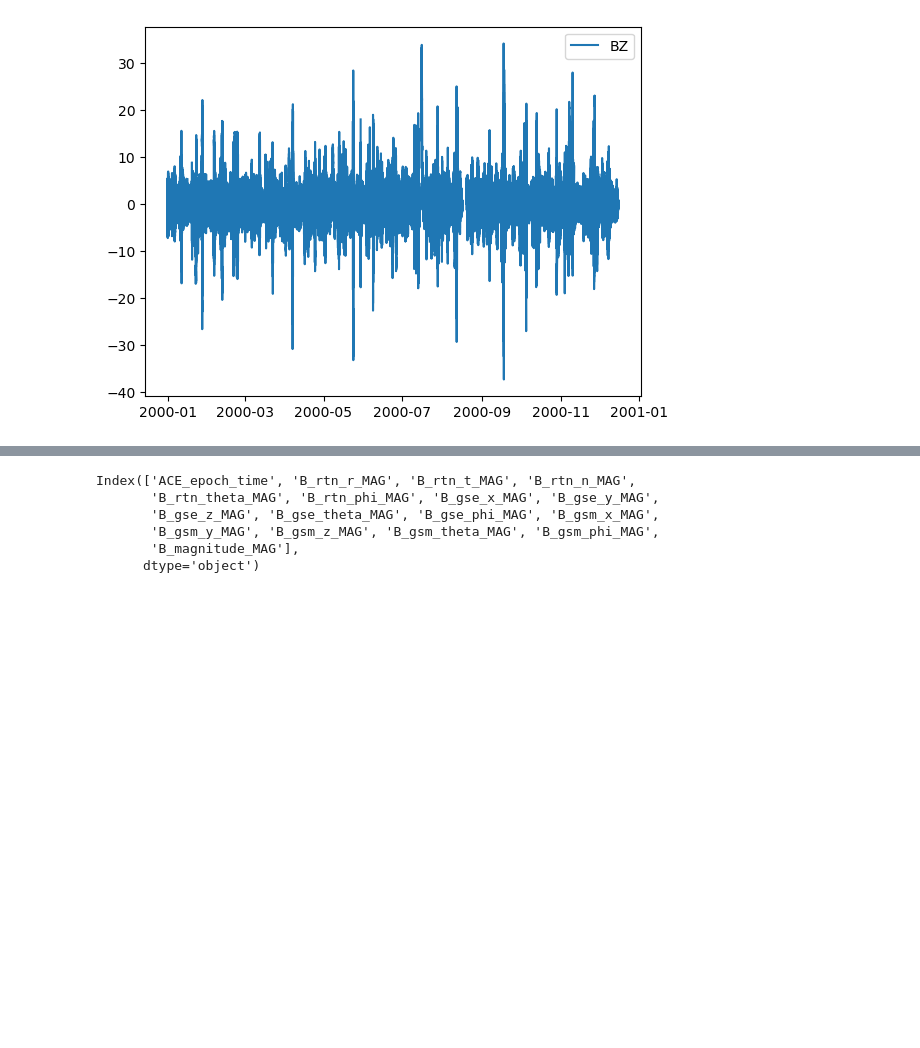
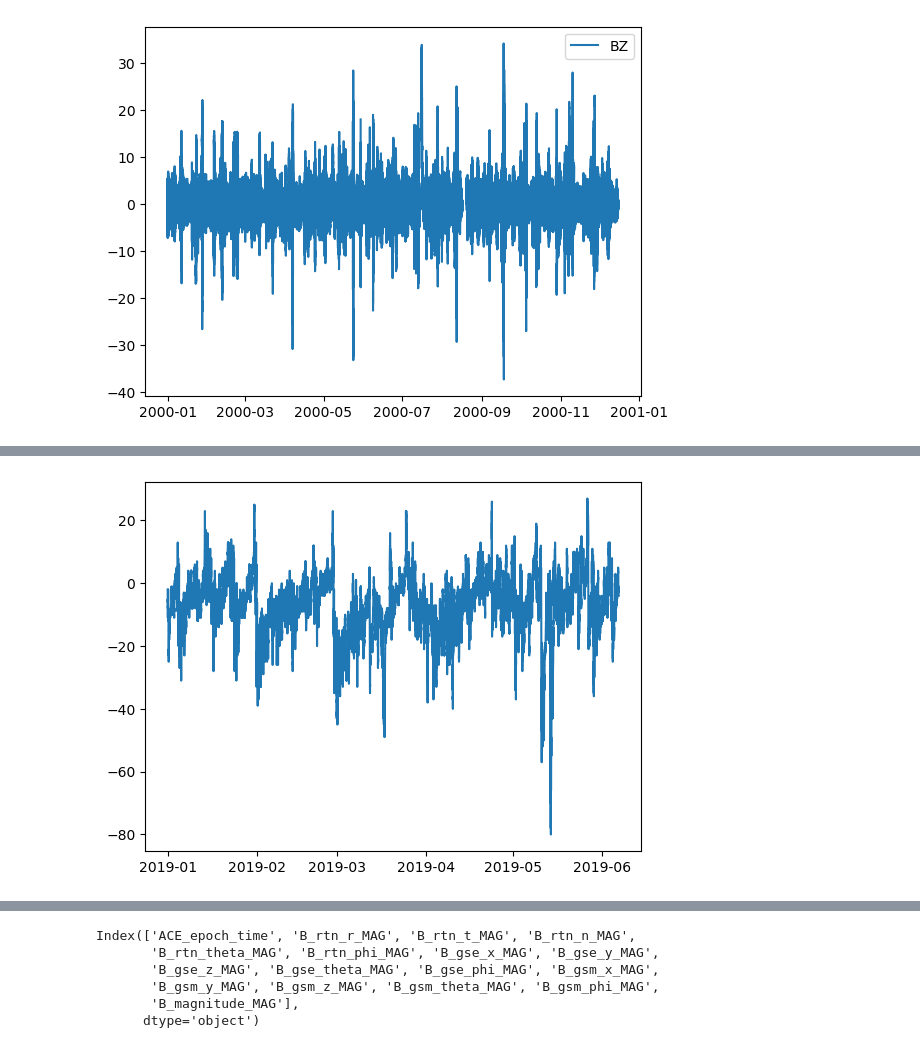
Before and after one commit to Sat-Nav/UROP2024, a Jupyter notebook: src/tests.ipynb, the cells around one changed output, grey strips where cells are left out. Saved outputs shown, nothing was run; the diff lists cells and outputs as text; code cells hidden in the pictures; blank space fills up the shorter version.

```diff
--- a/src/tests.ipynb
+++ b/src/tests.ipynb
@@ -85 +54,10 @@ markdown_entropy_matrix(df)
+# %%
+df = read_OMNI(
+    filepath="../OMNI/datasets/2019_storm_test_SMH-H.txt",
+    formatpath="../OMNI/data_format/2019_storm_test_SMH-H_format.txt",
+)
+plt.plot(df["Datetime"], df["SYM/H"], label="SYM/H")
+plt.show()
+# %% [output]
+[figure, added]
 # %%
```
Also changed, not shown: parts of 9 cells of this notebook, 4 other files.
